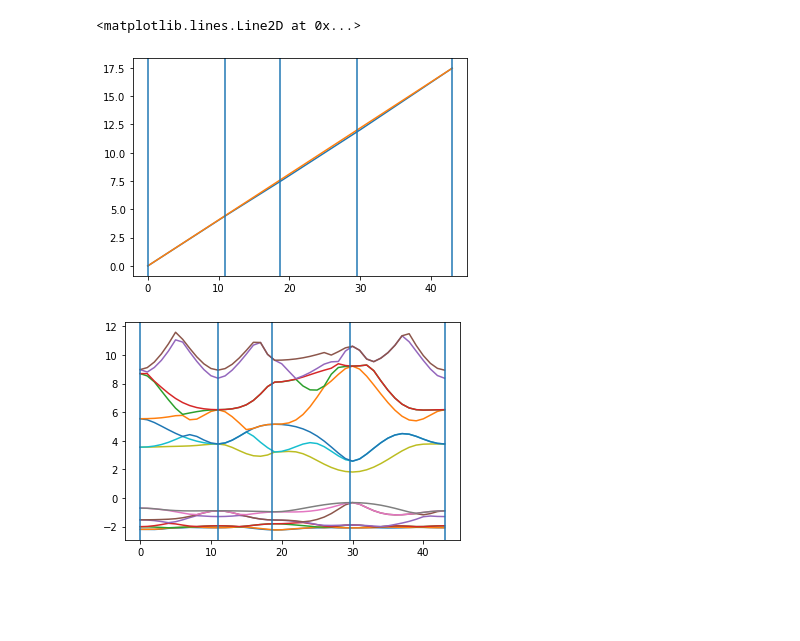
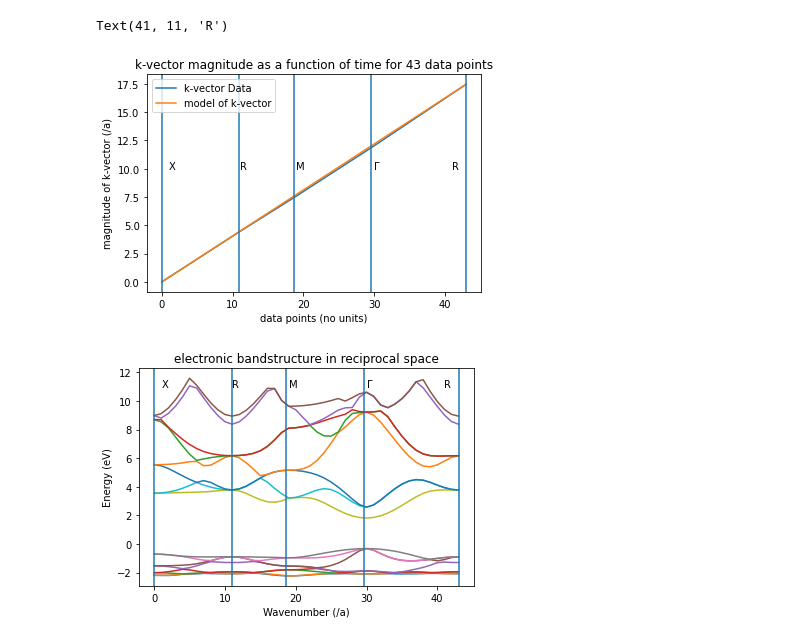
Before and after one commit to Martin-William/Wills-Code, a Jupyter notebook: CondensedCA2.ipynb, the cells around one changed output. Cells and saved outputs as stored; diff of their text form; code cells hidden in the pictures; blank space fills up the shorter version.

```diff
--- a/CondensedCA2.ipynb
+++ b/CondensedCA2.ipynb
@@ -18,37 +18,55 @@ b = CA2Data[:,1:]
 #plots the data from the 1D array and sets up the start and end vertical lines, X and R.
 plt.figure(0)
 plt.plot(a, label = 'k-vector Data')
-#plt.axvline(x=0)
-#plt.axvline(x=(len(a)-1))
-
+#ploting line y=mx+c to model the data
 x = np.linspace(0,43,10000)
 y=(1.7468757/4.3)*x
-plt.plot(x,y)
+plt.plot(x,y, label = 'model of k-vector')
 
 #starting at x = 0, y = 0 but setting up for finding the points of the ends of the k vectors by its length
 x1=((4.3*np.pi*(0))/1.7468757)
 #first k-vector has length of PI*root2, so the x value of our graph coresponding to y = PI is ploted as a vertical line denoting the first point R
 x2=((4.3*np.pi*(np.sqrt(2)))/1.7468757)
 #second k-vector is length 1 so adding to previous gives the next point, repeated for other points of our k vector
 x3=((4.3*np.pi*(np.sqrt(2)+1))/1.7468757)
 x4=((4.3*np.pi*(2*np.sqrt(2)+1))/1.7468757)
 x5=((4.3*np.pi*(2*np.sqrt(2)+1+np.sqrt(3)))/1.7468757)
 
 plt.axvline(x1)
 plt.axvline(x2)
 plt.axvline(x3)
 plt.axvline(x4)
 plt.axvline(x5)
 
+#formatting
+plt.title('k-vector magnitude as a function of time for 43 data points')
+plt.legend()
+plt.xlabel('data points (no units)')
+plt.ylabel('magnitude of k-vector (/a)')
+plt.annotate('X',xy=(1,10))
+plt.annotate('R',xy=(11,10))
+plt.annotate('M',xy=(19,10))
+plt.annotate('Γ',xy=(30,10))
+plt.annotate('R',xy=(41,10))
+
 #plotted the second set of the data again adding in the ends of the k- vectors
 plt.figure(1)
 plt.plot(b, label = 'Data')
 plt.axvline(x1)
 plt.axvline(x2)
 plt.axvline(x3)
 plt.axvline(x4)
 plt.axvline(x5)
+
+plt.title('electronic bandstructure in reciprocal space')
+plt.xlabel('Wavenumber (/a)')
+plt.ylabel('Energy (eV)')
+plt.annotate('X',xy=(1,11))
+plt.annotate('R',xy=(11,11))
+plt.annotate('M',xy=(19,11))
+plt.annotate('Γ',xy=(30,11))
+plt.annotate('R',xy=(41,11))
 # %% [output]
-<matplotlib.lines.Line2D at 0x...>
+Text(41, 11, 'R')
-[figure, old version]
+[figure, new version]
-[figure, old version]
+[figure, new version]
```
